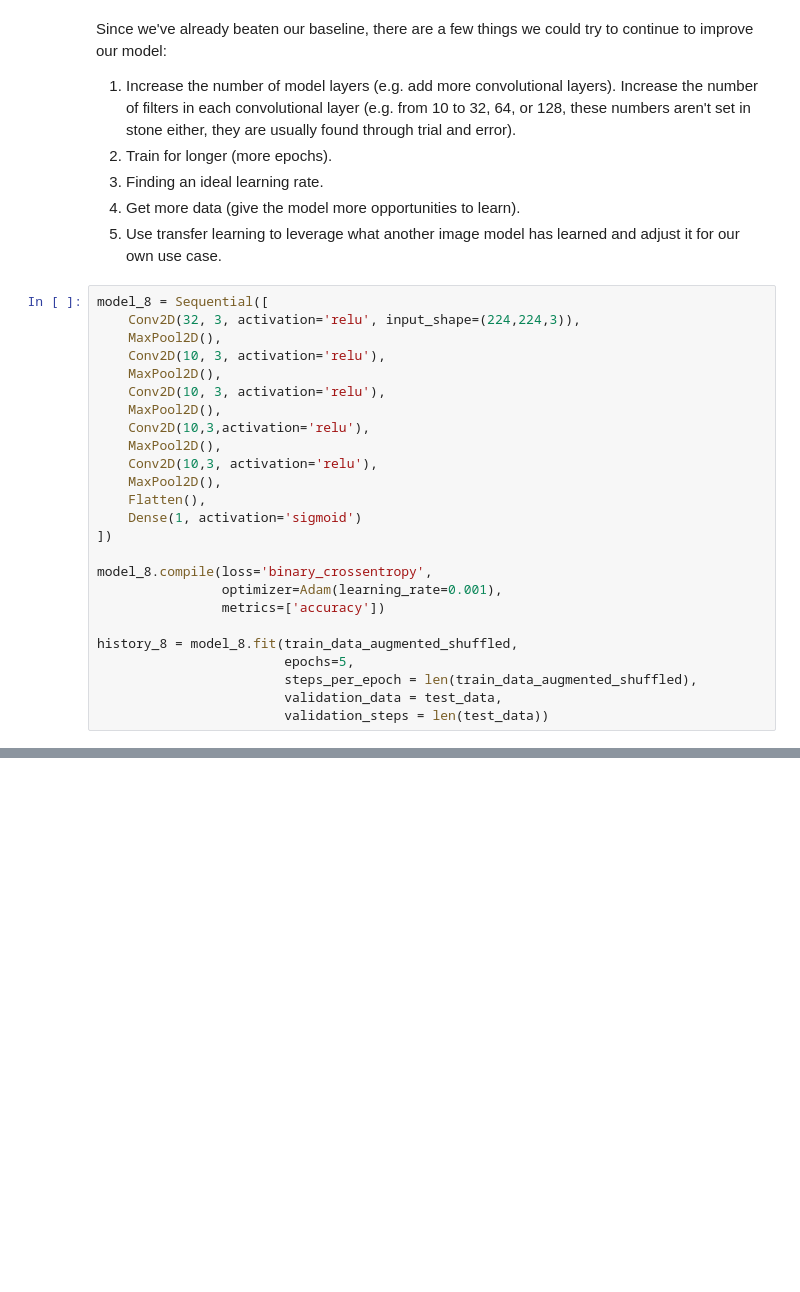
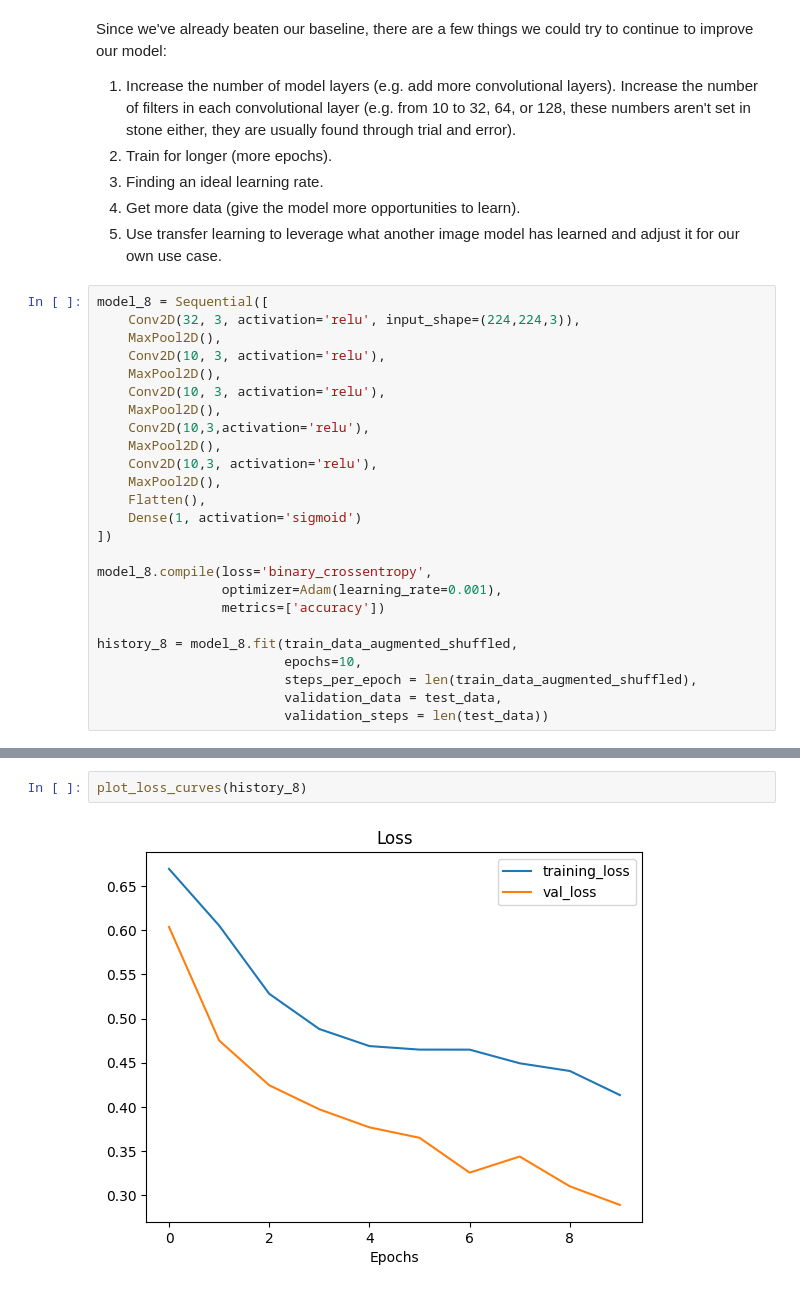
Before and after one commit to aakriti-dot/Tensorflow, a Jupyter notebook: Convolutional_neural_network.ipynb, the cells around one changed output, grey strips where cells are left out. Cells and saved outputs as stored; diff of their text form; blank space fills up the shorter version.

```diff
--- a/Convolutional_neural_network.ipynb
+++ b/Convolutional_neural_network.ipynb
@@ -805,7 +805,7 @@ model_8.compile(loss='binary_crossentropy',
                 metrics=['accuracy'])
 
 history_8 = model_8.fit(train_data_augmented_shuffled,
-                        epochs=5,
+                        epochs=10,
                         steps_per_epoch = len(train_data_augmented_shuffled),
                         validation_data = test_data,
                         validation_steps = len(test_data))
@@ -840,3 +850,7 @@ Total params: 6,767
 Trainable params: 6,767
 Non-trainable params: 0
 _________________________________________________________________
+# %%
+plot_loss_curves(history_8)
+# %% [output]
+[figure, added]
```
Also changed, not shown: parts of 3 cells of this notebook.
